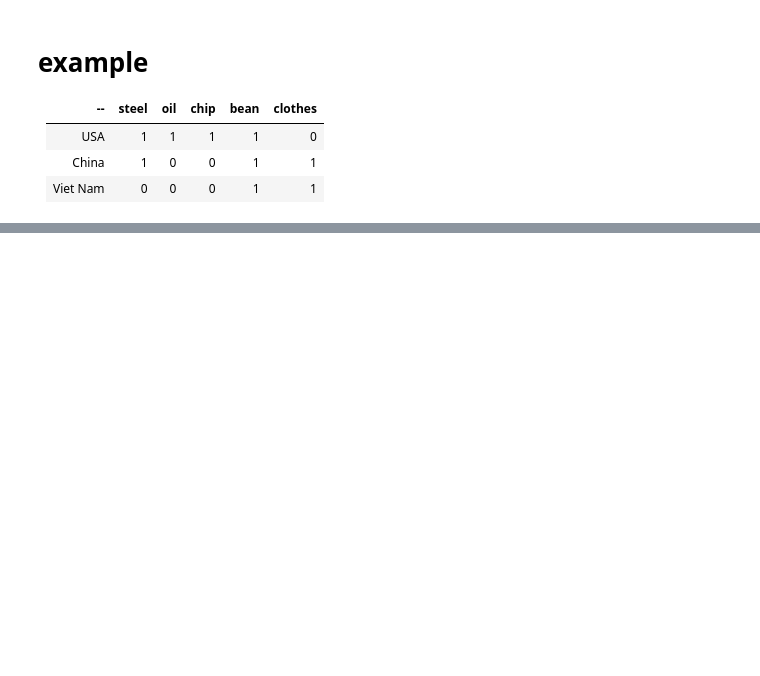
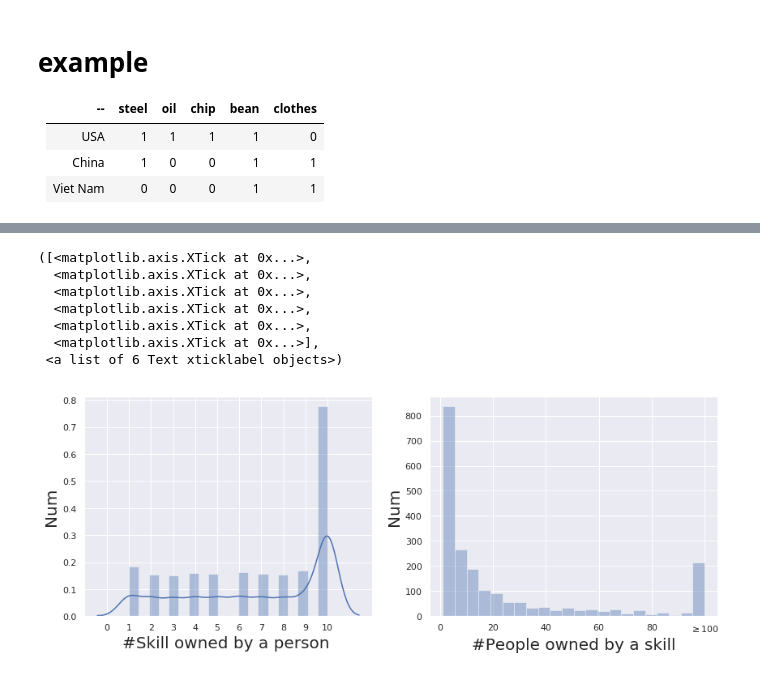
Before and after one commit to hashc/Skills, a Jupyter notebook: EconomicComplexity.ipynb, the cells around one changed output, grey strips where cells are left out. Cells and saved outputs as stored; diff of their text form; code cells hidden in the pictures; blank space fills up the shorter version.

```diff
--- a/EconomicComplexity.ipynb
+++ b/EconomicComplexity.ipynb
@@ -74,0 +142,20 @@ matrix([[ 0.18527832],
+# %%
+#skills-one-hot-codeing
+lst=[]
+for skills in wd['skills']:
+    lst+=skills
+lst=list(set(lst))
+skill_id=dict(zip(lst,range(len(lst))))
+id_skill=dict(zip(range(len(lst)),lst))
+data_skill=[[skill_id[s] for s in  p_skills]  for p_skills  in wd['skills']]
+# %%
+from scipy import sparse
+row = []
+col = []
+for i in range(len(data_skill)):
+    row += [i for dj in data_skill[i]]
+    col += [dj for dj in data_skill[i]]
+data_value = [1] * len(row)
+m,n = max(row)+1,max(col)+1
+c = sparse.csc_matrix((data_value,(row,col)),shape=(m,n))
+c = c.toarray()
@@ -74,0 +165,25 @@ matrix([[ 0.18527832],
+# %%
+plt.figure(figsize=(14,5))
+plt.subplot(121)
+sns.distplot([len(s) for s in data_skill],kde=True)
+plt.ylabel('Num',fontsize=20)
+plt.xlabel('#Skill owned by a person ',fontsize=20)
+plt.xticks(range(11))
+plt.subplot(122)
+sns.distplot([i if i<100 else 100for i in c.sum(0)],kde=False)
+#plt.yscale('log')
+p20=sum([1 if i<20 else 0 for i in c.sum(0)])/len(c.sum(0))
+p40=sum([1 if i<40 else 0 for i in c.sum(0)])/len(c.sum(0))
+plt.ylabel('Num',fontsize=20)
+plt.xlabel('#People owned by a skill',fontsize=20)
+plt.xticks(range(0,101,20),[str(i) if i<100 else "$\geq100$" for i in range(0,101,20)])
+#plt.title("distribution of Skill",fontsize=20)
+# %% [output]
+([<matplotlib.axis.XTick at 0x...>,
+  <matplotlib.axis.XTick at 0x...>,
+  <matplotlib.axis.XTick at 0x...>,
+  <matplotlib.axis.XTick at 0x...>,
+  <matplotlib.axis.XTick at 0x...>,
+  <matplotlib.axis.XTick at 0x...>],
+ <a list of 6 Text xticklabel objects>)
+[figure, added]
```
Also changed, not shown: parts of 16 cells of this notebook, 1 other file.
